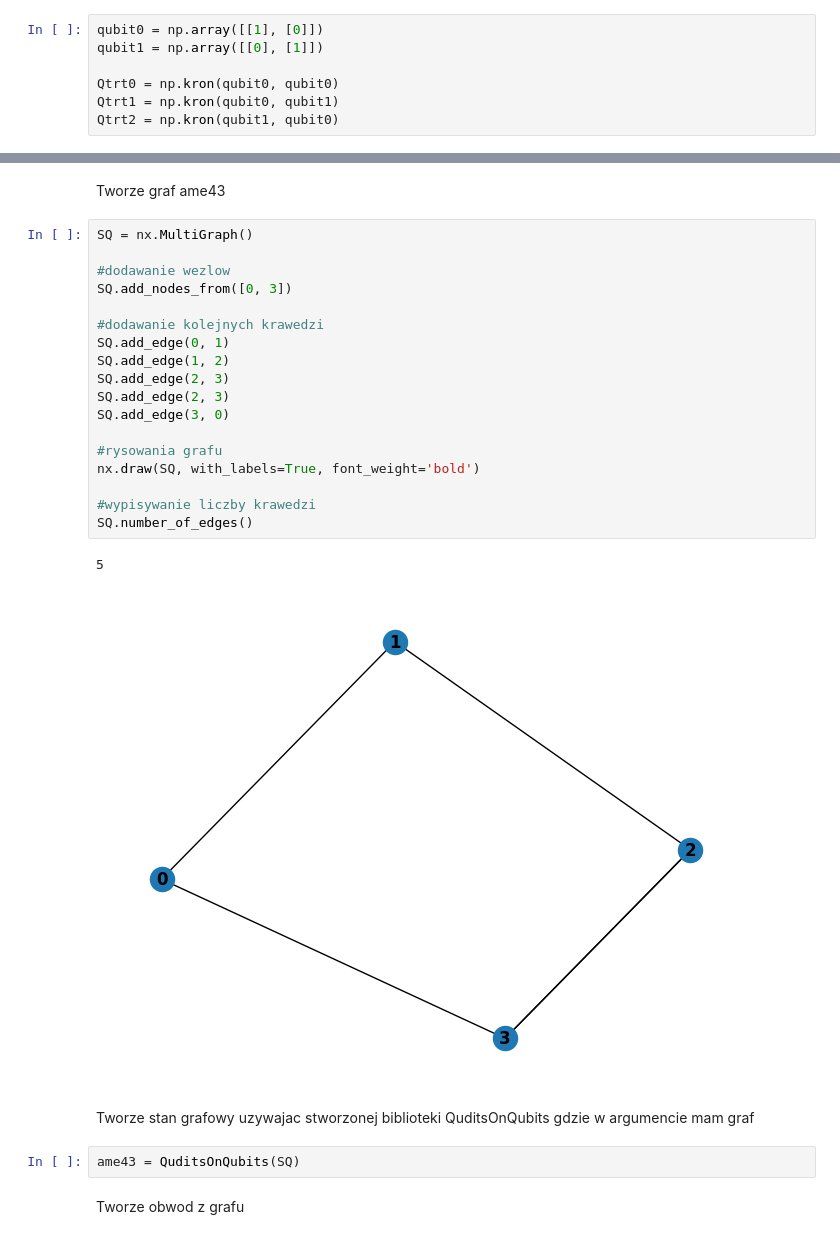
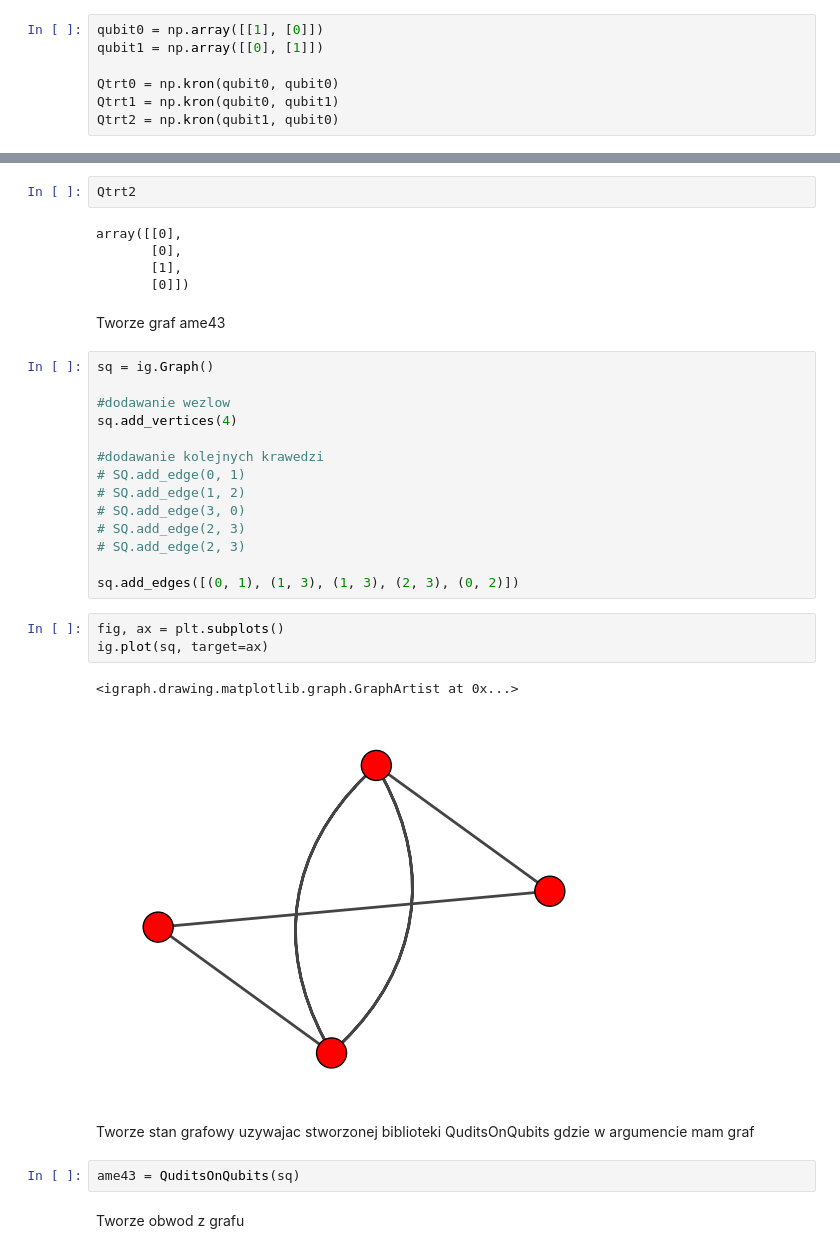
Before and after one commit to slysek/qudityD3, a Jupyter notebook: QuditsOnQubits/chshTEST.ipynb, the cells around one changed output, grey strips where cells are left out. Saved outputs shown, nothing was run; the diff lists cells and outputs as text.

```diff
--- a/QuditsOnQubits/chshTEST.ipynb
+++ b/QuditsOnQubits/chshTEST.ipynb
@@ -49,30 +42,36 @@ array([[ 0. +0.j       ],
+# %%
+Qtrt2
+# %% [output]
+array([[0],
+       [0],
+       [1],
+       [0]])
 # %% [markdown]
 Tworze graf ame43
 # %%
-SQ = nx.MultiGraph()
+sq = ig.Graph()
 
 #dodawanie wezlow
-SQ.add_nodes_from([0, 3])
+sq.add_vertices(4)
 
 #dodawanie kolejnych krawedzi
-SQ.add_edge(0, 1)
-SQ.add_edge(1, 2)
-SQ.add_edge(2, 3)
-SQ.add_edge(2, 3)
-SQ.add_edge(3, 0)
+# SQ.add_edge(0, 1)
+# SQ.add_edge(1, 2)
+# SQ.add_edge(3, 0)
+# SQ.add_edge(2, 3)
+# SQ.add_edge(2, 3)
 
-#rysowania grafu
-nx.draw(SQ, with_labels=True, font_weight='bold')
-
-#wypisywanie liczby krawedzi
-SQ.number_of_edges()
+sq.add_edges([(0, 1), (1, 3), (1, 3), (2, 3), (0, 2)])
-# %% [output]
-5
-[figure, removed]
+# %%
+fig, ax = plt.subplots()
+ig.plot(sq, target=ax)
+# %% [output]
+<igraph.drawing.matplotlib.graph.GraphArtist at 0x...>
+[figure, added]
 # %% [markdown]
 Tworze stan grafowy uzywajac stworzonej biblioteki QuditsOnQubits gdzie w argumencie mam graf
 # %%
-ame43 = QuditsOnQubits(SQ)
+ame43 = QuditsOnQubits(sq)
 # %% [markdown]
 Tworze obwod z grafu
 # %%
```
Also changed, not shown: parts of 124 cells of this notebook, 34 other files.
